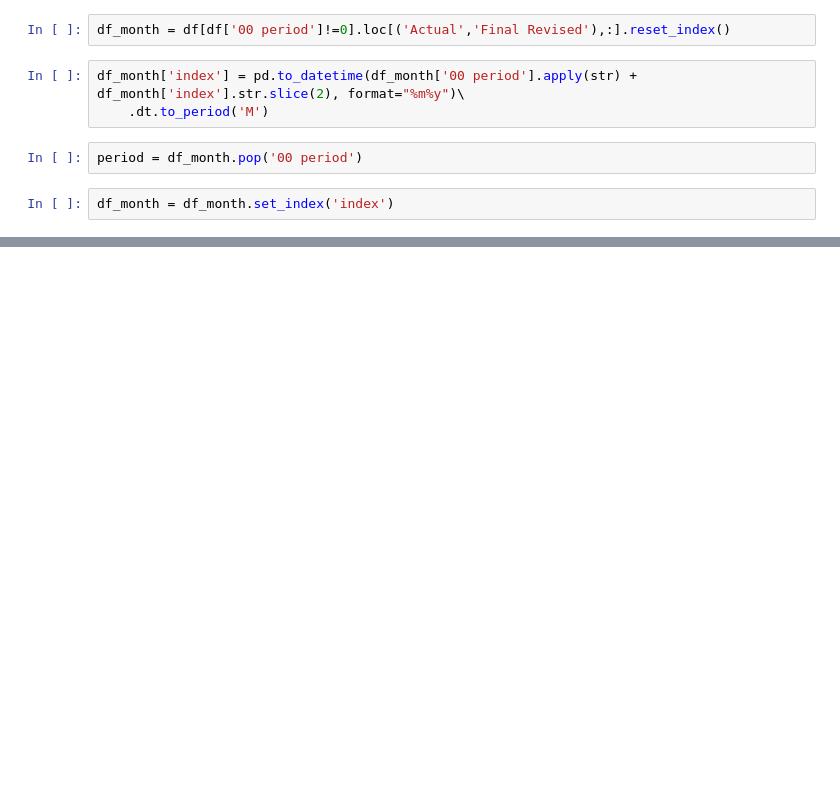
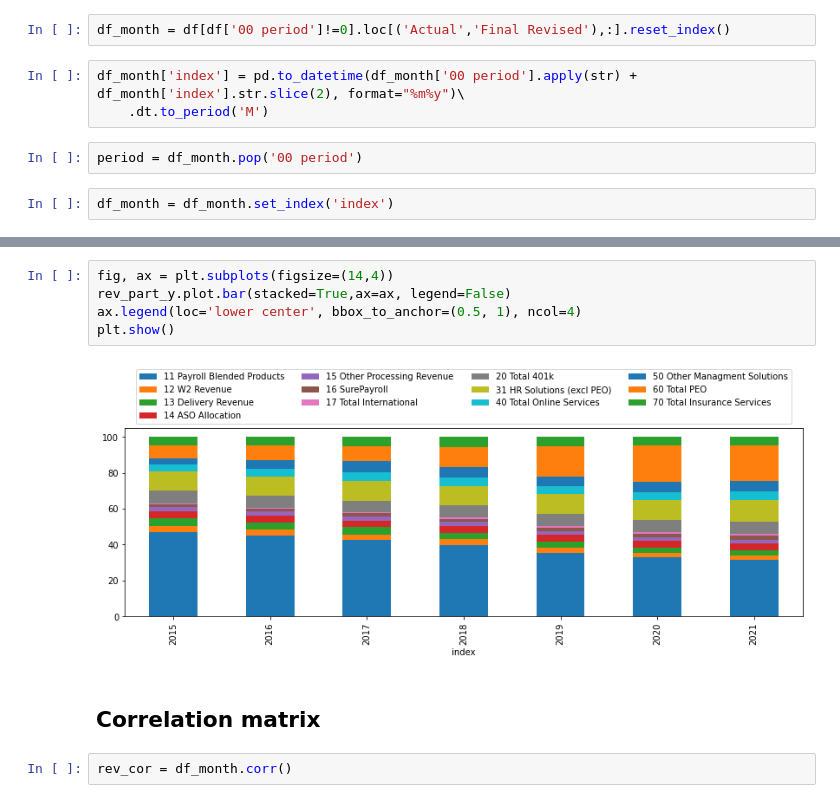
Before and after one commit to jluisjm/Paychex_revenue_forecast, a Jupyter notebook: notebooks/EDA.ipynb, the cells around one changed output, grey strips where cells are left out. Drawn from its saved outputs; the diff is of its cells as text; blank space fills up the shorter version.

```diff
--- a/notebooks/EDA.ipynb
+++ b/notebooks/EDA.ipynb
@@ -116,0 +123,11 @@ for c in df_month.columns:
+# %%
+fig, ax = plt.subplots(figsize=(14,4))
+rev_part_y.plot.bar(stacked=True,ax=ax, legend=False)
+ax.legend(loc='lower center', bbox_to_anchor=(0.5, 1), ncol=4)
+plt.show()
+# %% [output]
+[figure, added]
+# %% [markdown]
+## Correlation matrix
+# %%
+rev_cor = df_month.corr()
```
Also changed, not shown: parts of 15 cells of this notebook.
